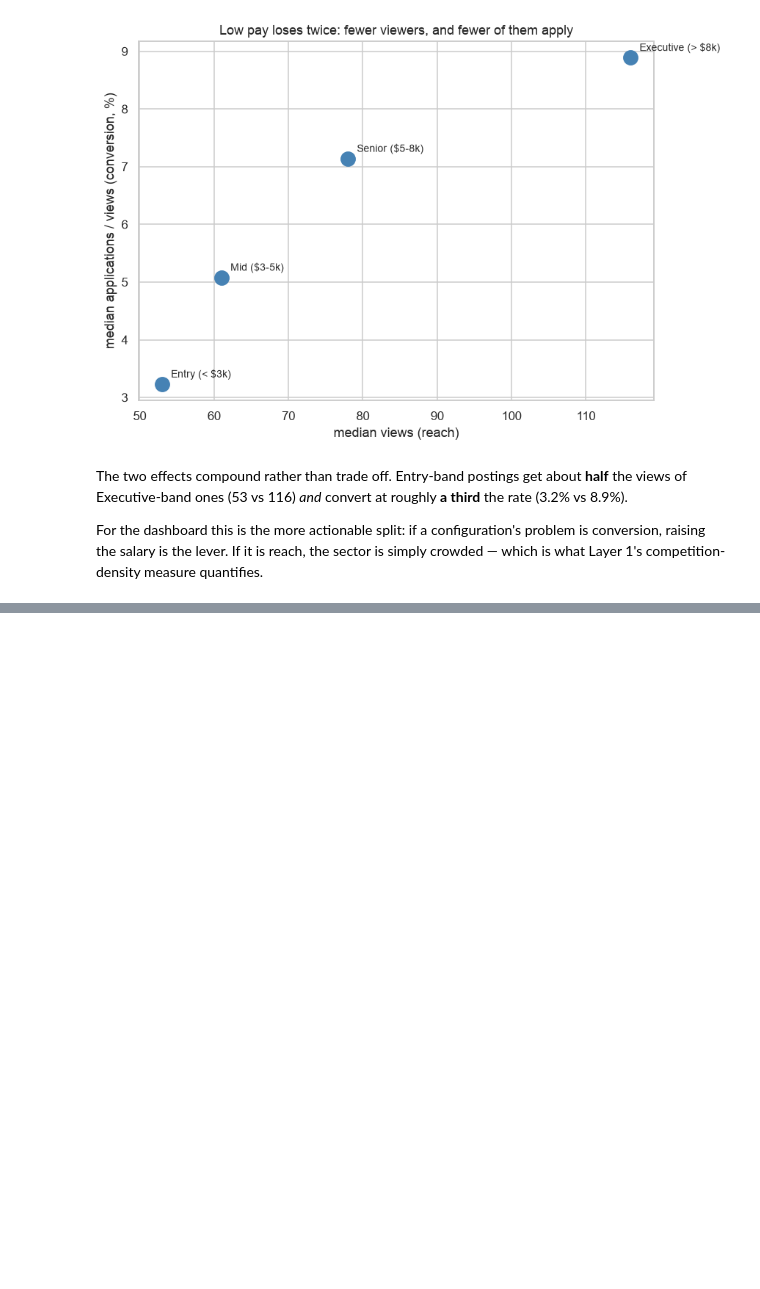
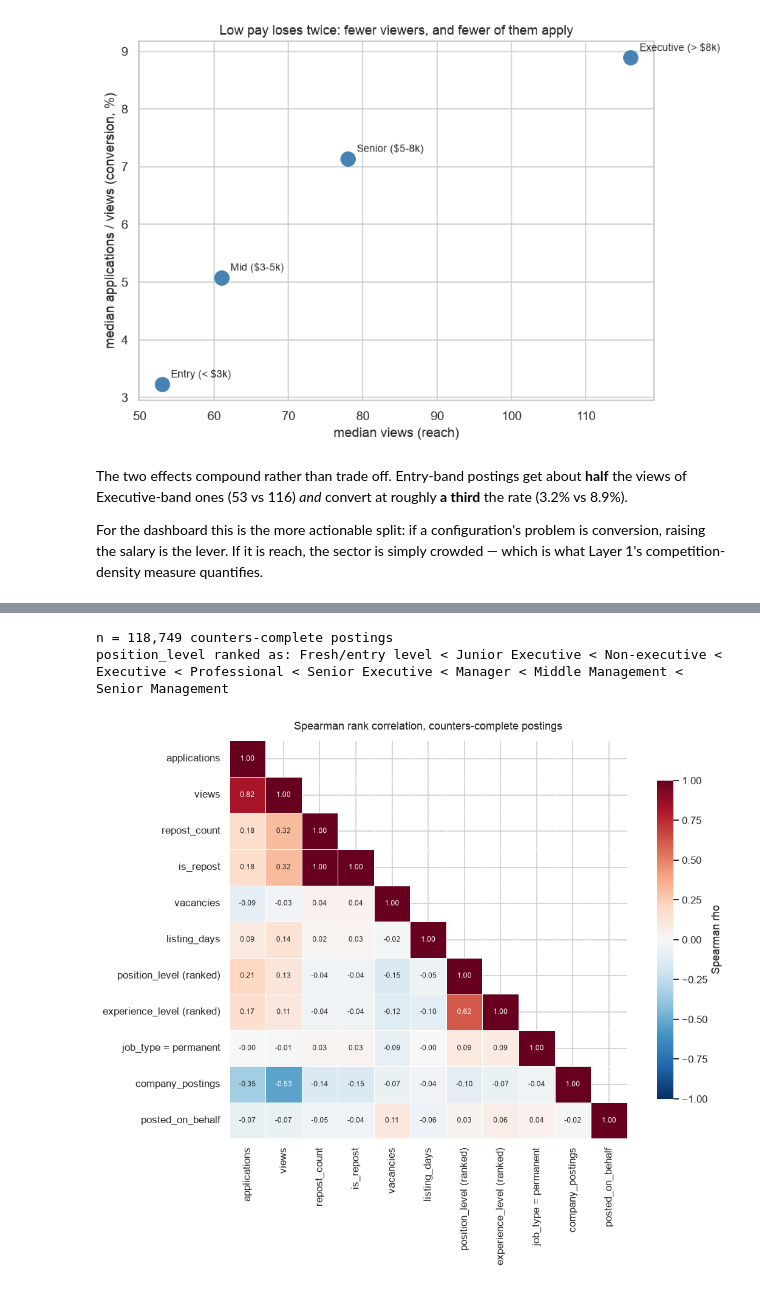
Before and after one commit to bomberblue/job-analytics-dashboard, a Jupyter notebook: notebooks/hirer_layer2_analysis.ipynb, the cells around one changed output, grey strips where cells are left out. Saved outputs shown, nothing was run; the diff lists cells and outputs as text; code cells hidden in the pictures; blank space fills up the shorter version.

```diff
--- a/notebooks/hirer_layer2_analysis.ipynb
+++ b/notebooks/hirer_layer2_analysis.ipynb
@@ -301,16 +295,0 @@ plt.show()
-# %%
-# The zero-applicant share is invisible in a boxplot but is the outcome the hirer cares about most.
-zero_by_band = (first[first.pay_band.isin(bands)]
-                .groupby('pay_band', observed=True)
-                .applications.apply(lambda s: (s == 0).mean())
-                .reindex(bands) * 100)
-
-fig, ax = plt.subplots(figsize=(8, 4.2))
-ax.bar(zero_by_band.index, zero_by_band.values, color='indianred')
-ax.set_title('Share of postings that received ZERO applications')
-ax.set_ylabel('% of postings')
-ax.tick_params(axis='x', rotation=20)
-for i, v in enumerate(zero_by_band.values):
-    ax.text(i, v + 0.6, f'{v:.1f}%', ha='center', fontsize=9)
-plt.tight_layout()
-plt.show()
@@ -668,0 +649,35 @@ postings, 96,028 after the 30-day restriction, 78,942 first-cycle. Nothing was d
+# %%
+seniority_rank_order = (settled.groupby('position_level', observed=True).seniority_years
+                    .median().sort_values().index.tolist())
+EXP_ORDER = ['Entry Level', 'Mid Level', 'Senior']
+SECURE = ['Permanent', 'Full Time']
+
+cm = pd.DataFrame({
+    'applications':             settled.applications,
+    'views':                    settled.views,
+    'repost_count':             settled.repost_count,
+    'is_repost':                settled.is_repost.astype(int),
+    'vacancies':                settled.vacancies,
+    'listing_days':             settled.listing_days,
+    'position_level (ranked)':  settled.position_level.map({v: i for i, v in enumerate(seniority_rank_order)}),
+    'experience_level (ranked)':settled.experience_level.map({v: i for i, v in enumerate(EXP_ORDER)}),
+    'job_type = permanent':     settled.job_type.isin(SECURE).astype(int),
+    'company_postings':         settled.company.map(settled.company.value_counts()),
+    'posted_on_behalf':         settled.metadata_isPostedOnBehalf.astype(int),
+}).astype('float64')
+
+corr = cm.corr(method='spearman')
+print(f'n = {len(cm):,} counters-complete postings')
+print('position_level ranked as: ' + ' < '.join(seniority_rank_order))
+
+fig, ax = plt.subplots(figsize=(11, 8.5))
+sns.heatmap(corr, mask=np.triu(np.ones_like(corr, dtype=bool), k=1), annot=True, fmt='.2f',
+            cmap='RdBu_r', center=0, vmin=-1, vmax=1, square=True, linewidths=.5,
+            annot_kws={'size': 8}, cbar_kws={'label': 'Spearman rho', 'shrink': .8}, ax=ax)
+ax.set_title('Spearman rank correlation, counters-complete postings', pad=12)
+plt.tight_layout()
+plt.show()
+# %% [output]
+n = 118,749 counters-complete postings
+position_level ranked as: Fresh/entry level < Junior Executive < Non-executive < Executive < Professional < Senior Executive < Manager < Middle Management < Senior Management
+[figure, added]
```
Also changed, not shown: parts of 38 cells of this notebook, 1 other file.
